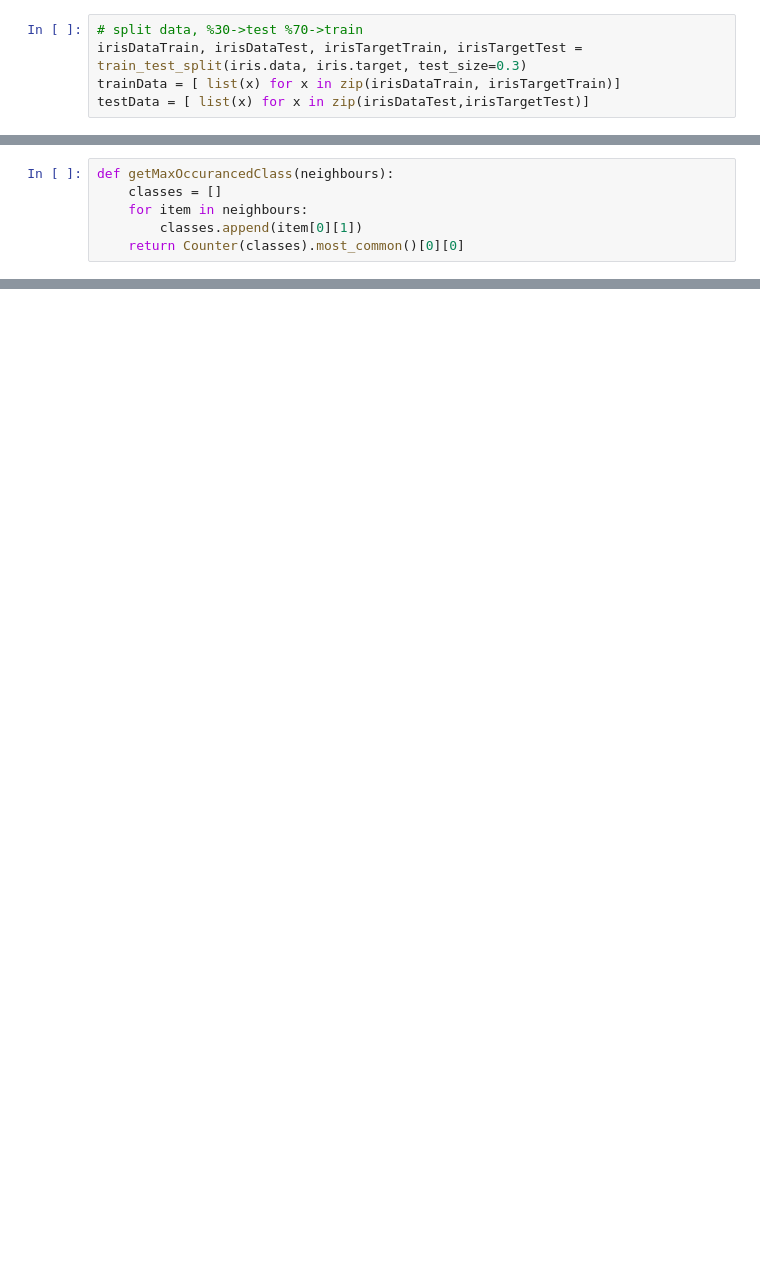
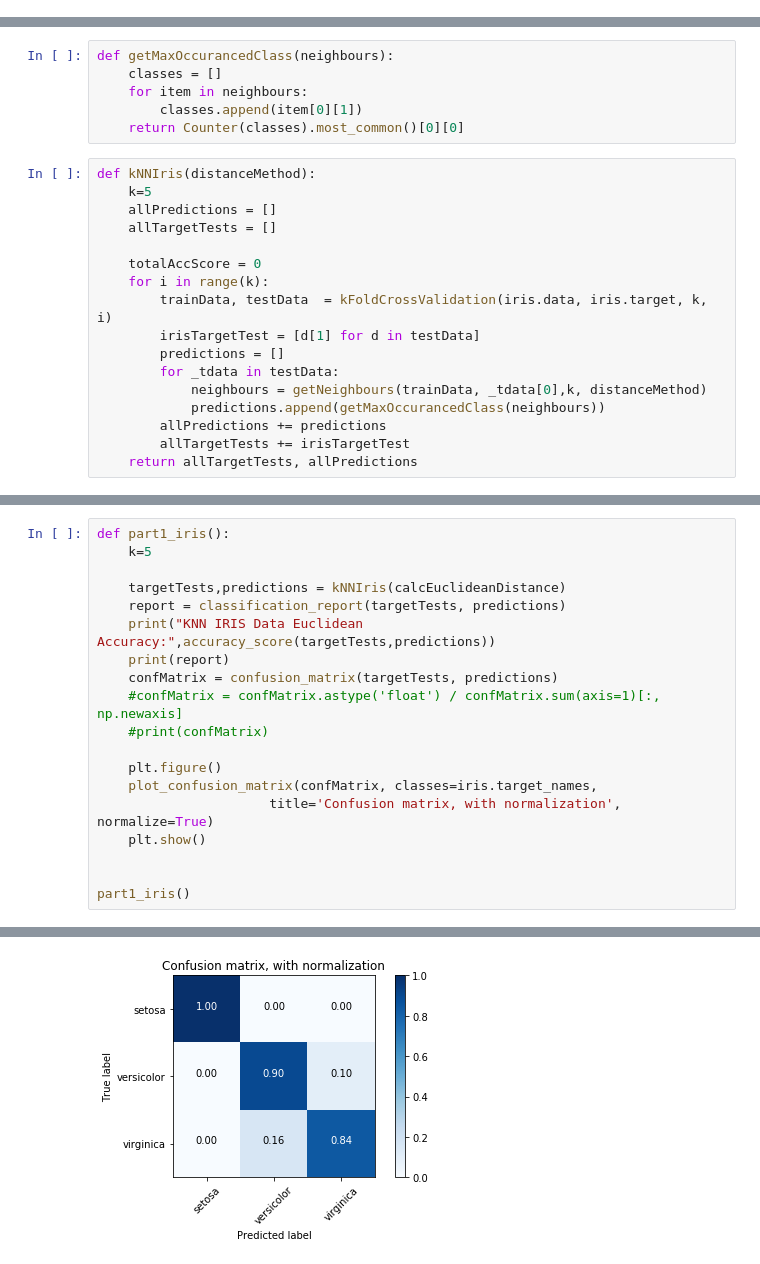
Before and after one commit to GTU-Projects/CSE455_MachineLearning_2018, a Jupyter notebook: HW1_KNN_SVM/Part1.ipynb, the cells around one changed output, grey strips where cells are left out. Saved outputs shown, nothing was run; the diff lists cells and outputs as text; blank space fills up the shorter version.

Commit message:
Knn-ConfusionMatrix completed on Iris-Leaf datasets

```diff
--- a/HW1_KNN_SVM/Part1.ipynb
+++ b/HW1_KNN_SVM/Part1.ipynb
@@ -10,7 +14,2 @@ from sklearn.metrics import classification_report, accuracy_score
 # %%
 iris = load_iris()
-# %%
-# split data, %30->test %70->train
-irisDataTrain, irisDataTest, irisTargetTrain, irisTargetTest = train_test_split(iris.data, iris.target, test_size=0.3)
-trainData = [ list(x) for x in zip(irisDataTrain, irisTargetTrain)]
-testData = [ list(x) for x in zip(irisDataTest,irisTargetTest)]
@@ -53,3 +114,20 @@ def getMaxOccurancedClass(neighbours):
     for item in neighbours:
         classes.append(item[0][1])
     return Counter(classes).most_common()[0][0]
+# %%
+def kNNIris(distanceMethod):
+    k=5
+    allPredictions = []
+    allTargetTests = []
+
+    totalAccScore = 0
+    for i in range(k):
+        trainData, testData  = kFoldCrossValidation(iris.data, iris.target, k, i)
+        irisTargetTest = [d[1] for d in testData]
+        predictions = []
+        for _tdata in testData:
+            neighbours = getNeighbours(trainData, _tdata[0],k, distanceMethod)
+            predictions.append(getMaxOccurancedClass(neighbours))
+        allPredictions += predictions
+        allTargetTests += irisTargetTest
+    return allTargetTests, allPredictions
@@ -55,0 +173,20 @@ def getMaxOccurancedClass(neighbours):
+# %%
+def part1_iris():
+    k=5
+
+    targetTests,predictions = kNNIris(calcEuclideanDistance)
+    report = classification_report(targetTests, predictions)
+    print("KNN IRIS Data Euclidean Accuracy:",accuracy_score(targetTests,predictions))
+    print(report)
+    confMatrix = confusion_matrix(targetTests, predictions)
+    #confMatrix = confMatrix.astype('float') / confMatrix.sum(axis=1)[:, np.newaxis]
+    #print(confMatrix)
+
+    plt.figure()
+    plot_confusion_matrix(confMatrix, classes=iris.target_names,
+                      title='Confusion matrix, with normalization', normalize=True)
+    plt.show()
+
+
+part1_iris()
+# %% [output]
@@ -55,0 +206 @@ def getMaxOccurancedClass(neighbours):
+[figure, added]
```
Also changed, not shown: parts of 11 cells of this notebook.
